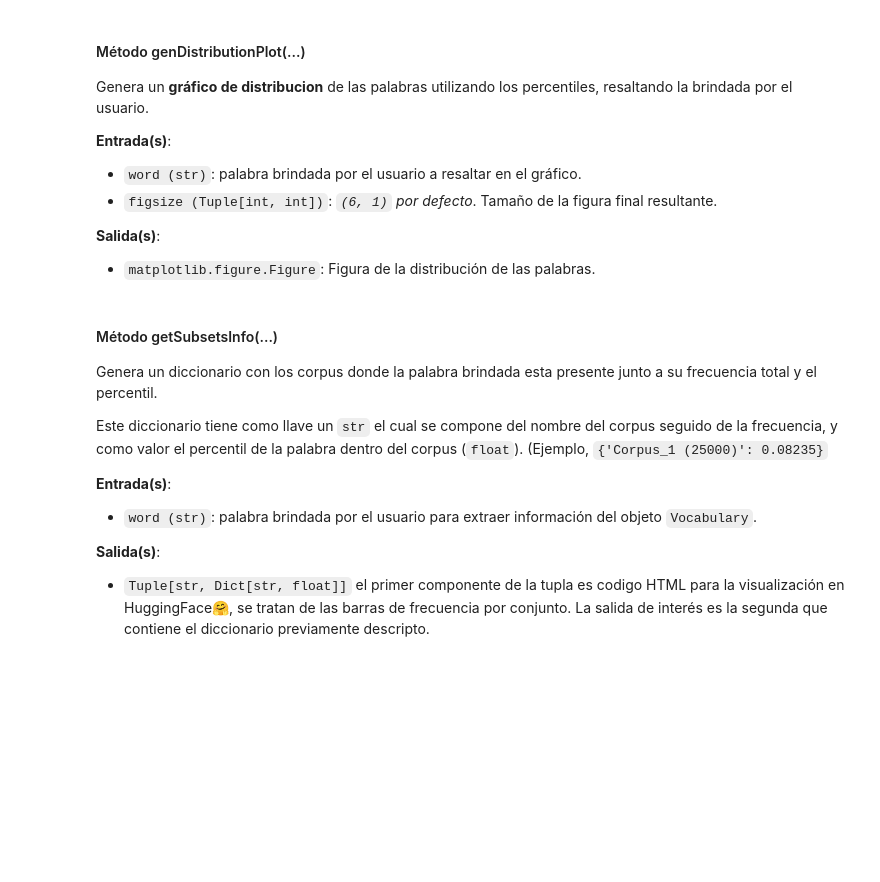
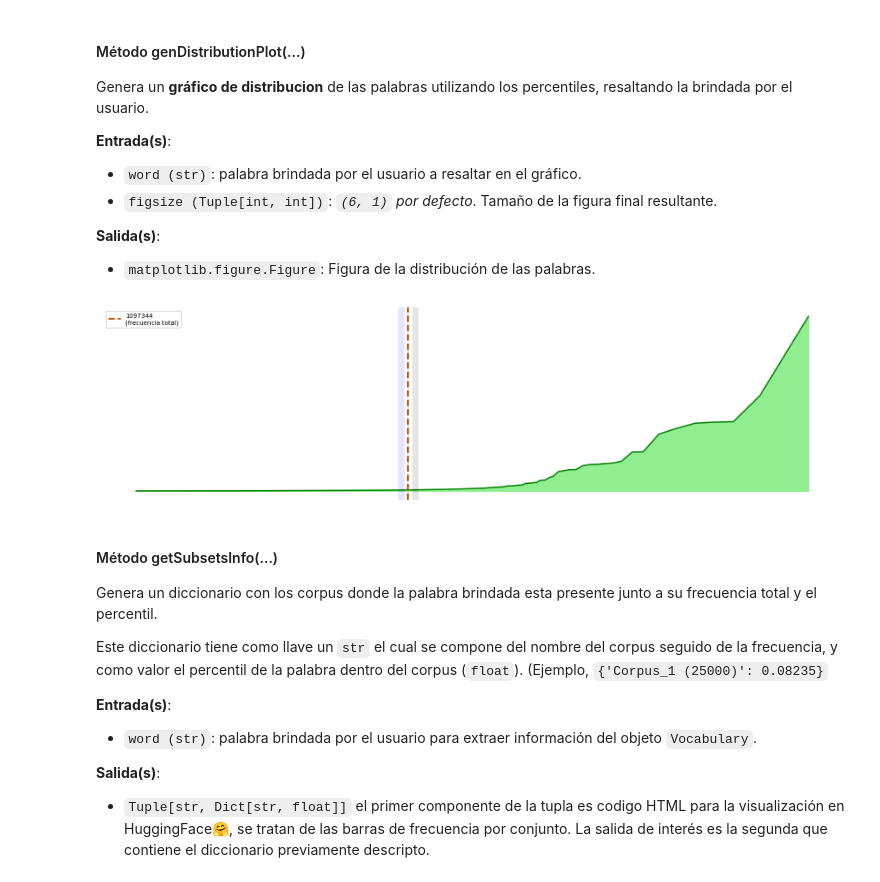
Before and after one commit to fvialibre/edia, a Jupyter notebook: notebook/EDIA_Docs.ipynb, the cells around one changed output. Drawn from its saved outputs; the diff is of its cells as text; code cells hidden in the pictures; blank space fills up the shorter version.

```diff
--- a/notebook/EDIA_Docs.ipynb
+++ b/notebook/EDIA_Docs.ipynb
@@ -553,7 +668,12 @@ Genera un **gráfico de distribucion** de las palabras utilizando los percentile
 **Salida(s)**:
 *   `matplotlib.figure.Figure`: Figura de la distribución de las palabras.
 # %%
-w2c.genDistributionPlot('mujer', figsize=(15, 4))
+w2c.genDistributionPlot(
+    word = 'mujer',
+    figsize = (15, 4)
+)
+# %% [output]
+[figure, added]
 # %% [markdown]
 #### Método getSubsetsInfo(...)
 
```
Also changed, not shown: parts of 70 cells of this notebook.
